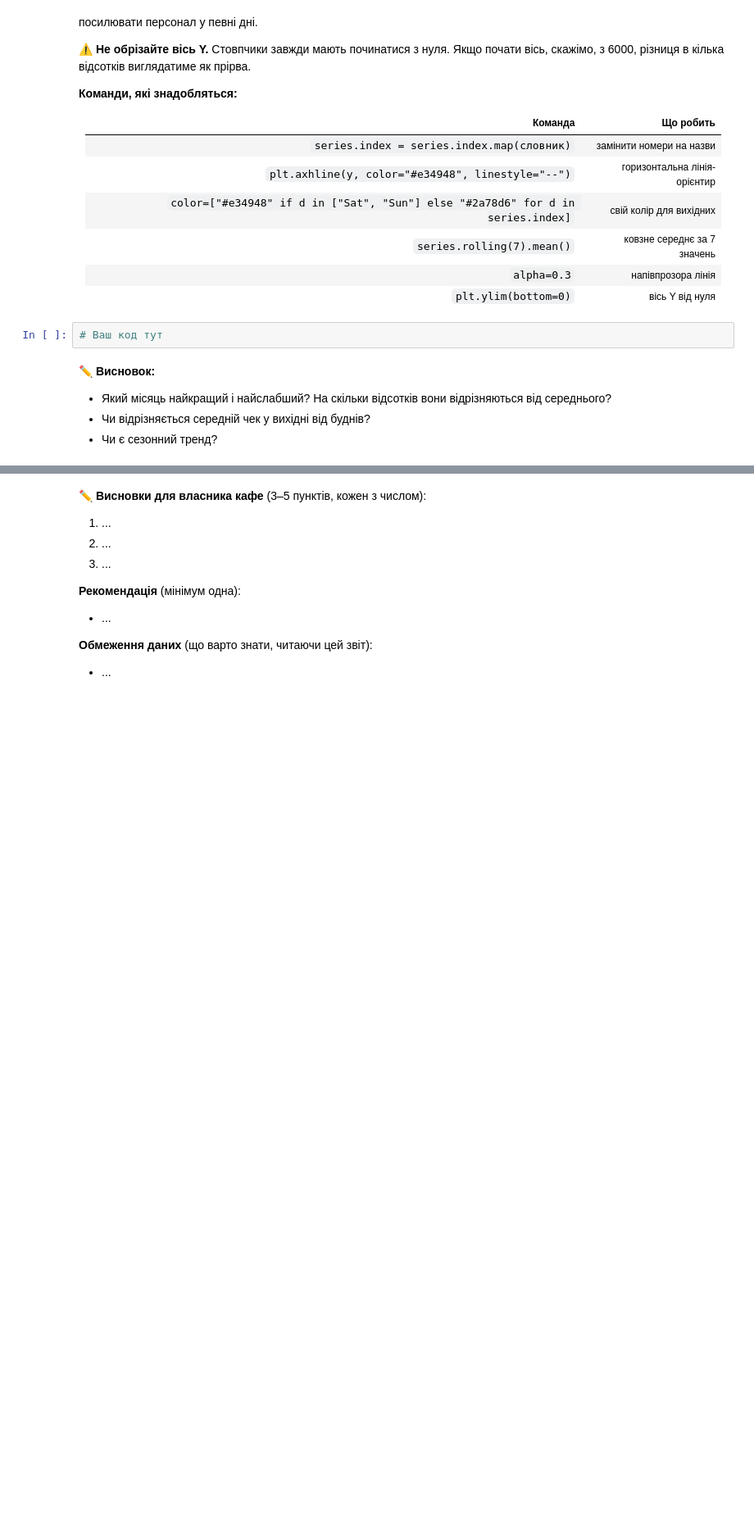
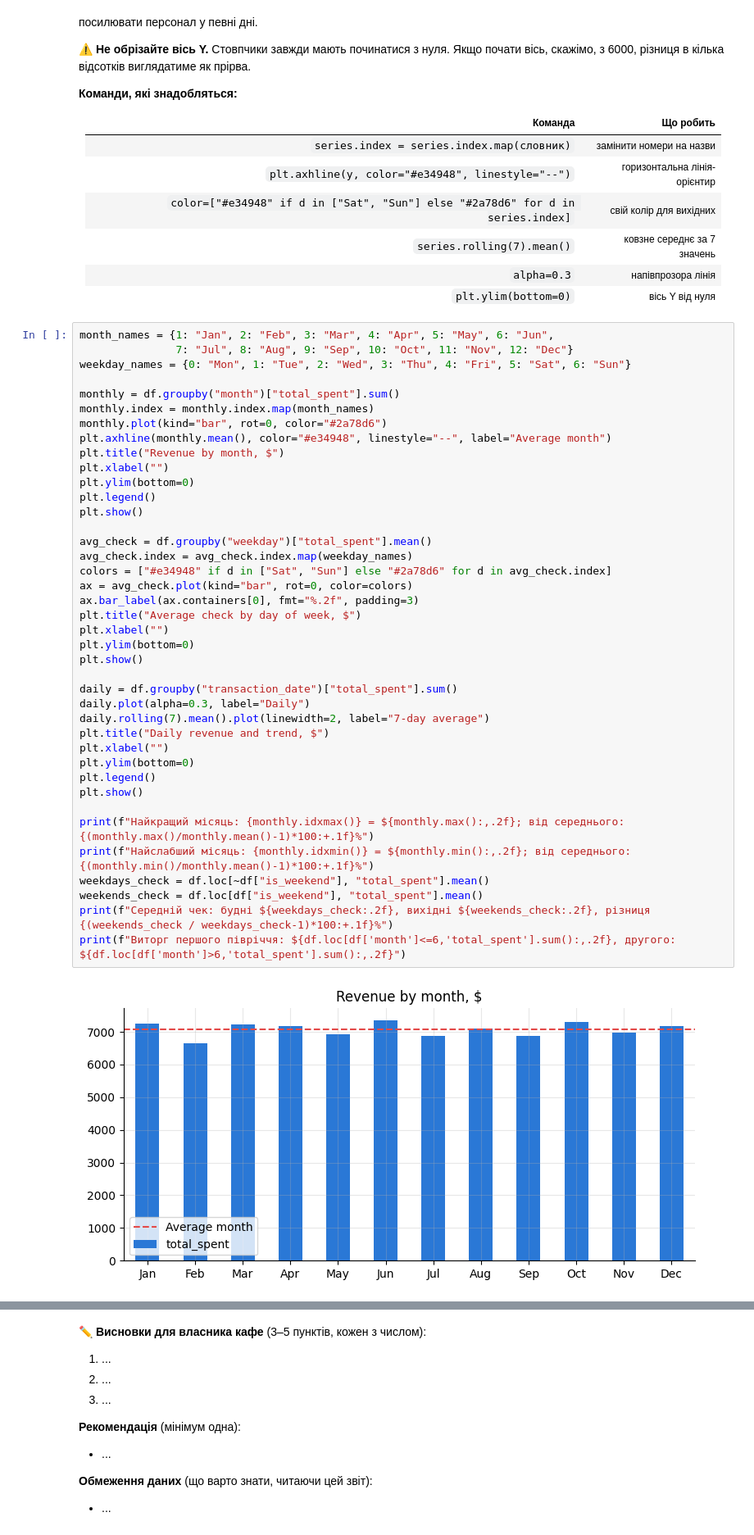
Before and after one commit to rualbonline-web/Cafe-Sales, a Jupyter notebook: Copy_of_Pandas_lesson_34_03_11_26_training_project_cafe_sales.ipynb, the cells around one changed output, grey strips where cells are left out. Shown at 82% size. Saved outputs shown, nothing was run; the diff lists cells and outputs as text; blank space fills up the shorter version.

```diff
--- a/Copy_of_Pandas_lesson_34_03_11_26_training_project_cafe_sales.ipynb
+++ b/Copy_of_Pandas_lesson_34_03_11_26_training_project_cafe_sales.ipynb
@@ -469,10 +968,45 @@ Ready!
 | `series.rolling(7).mean()` | ковзне середнє за 7 значень |
 | `alpha=0.3` | напівпрозора лінія |
 | `plt.ylim(bottom=0)` | вісь Y від нуля |
-# %%
-# Ваш код тут
-# %% [markdown]
-✏️ **Висновок:**
-- Який місяць найкращий і найслабший? На скільки відсотків вони відрізняються від середнього?
-- Чи відрізняється середній чек у вихідні від буднів?
-- Чи є сезонний тренд?
+# %%
+month_names = {1: "Jan", 2: "Feb", 3: "Mar", 4: "Apr", 5: "May", 6: "Jun",
+               7: "Jul", 8: "Aug", 9: "Sep", 10: "Oct", 11: "Nov", 12: "Dec"}
+weekday_names = {0: "Mon", 1: "Tue", 2: "Wed", 3: "Thu", 4: "Fri", 5: "Sat", 6: "Sun"}
+
+monthly = df.groupby("month")["total_spent"].sum()
+monthly.index = monthly.index.map(month_names)
+monthly.plot(kind="bar", rot=0, color="#2a78d6")
+plt.axhline(monthly.mean(), color="#e34948", linestyle="--", label="Average month")
+plt.title("Revenue by month, $")
+plt.xlabel("")
+plt.ylim(bottom=0)
+plt.legend()
+plt.show()
+
+avg_check = df.groupby("weekday")["total_spent"].mean()
+avg_check.index = avg_check.index.map(weekday_names)
+colors = ["#e34948" if d in ["Sat", "Sun"] else "#2a78d6" for d in avg_check.index]
+ax = avg_check.plot(kind="bar", rot=0, color=colors)
+ax.bar_label(ax.containers[0], fmt="%.2f", padding=3)
+plt.title("Average check by day of week, $")
+plt.xlabel("")
+plt.ylim(bottom=0)
+plt.show()
+
+daily = df.groupby("transaction_date")["total_spent"].sum()
+daily.plot(alpha=0.3, label="Daily")
+daily.rolling(7).mean().plot(linewidth=2, label="7-day average")
+plt.title("Daily revenue and trend, $")
+plt.xlabel("")
+plt.ylim(bottom=0)
+plt.legend()
+plt.show()
+
+print(f"Найкращий місяць: {monthly.idxmax()} = ${monthly.max():,.2f}; від середнього: {(monthly.max()/monthly.mean()-1)*100:+.1f}%")
+print(f"Найслабший місяць: {monthly.idxmin()} = ${monthly.min():,.2f}; від середнього: {(monthly.min()/monthly.mean()-1)*100:+.1f}%")
+weekdays_check = df.loc[~df["is_weekend"], "total_spent"].mean()
+weekends_check = df.loc[df["is_weekend"], "total_spent"].mean()
+print(f"Середній чек: будні ${weekdays_check:.2f}, вихідні ${weekends_check:.2f}, різниця {(weekends_check / weekdays_check-1)*100:+.1f}%")
+print(f"Виторг першого півріччя: ${df.loc[df['month']<=6,'total_spent'].sum():,.2f}, другого: ${df.loc[df['month']>6,'total_spent'].sum():,.2f}")
+# %% [output]
+[figure, added]
```
Also changed, not shown: parts of 59 cells of this notebook.
